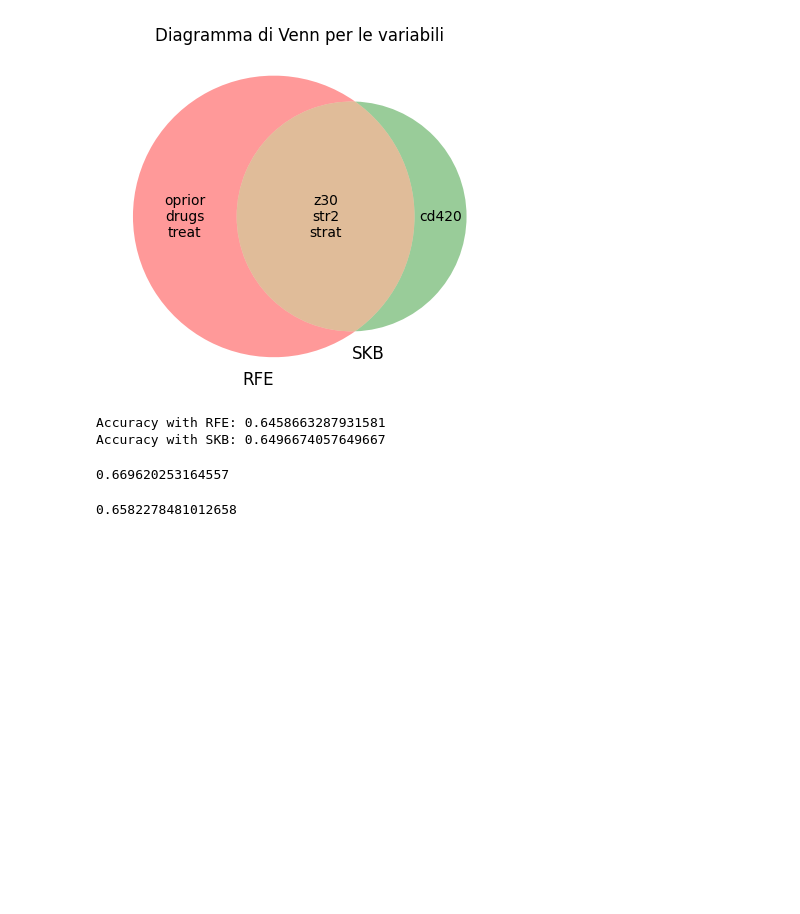
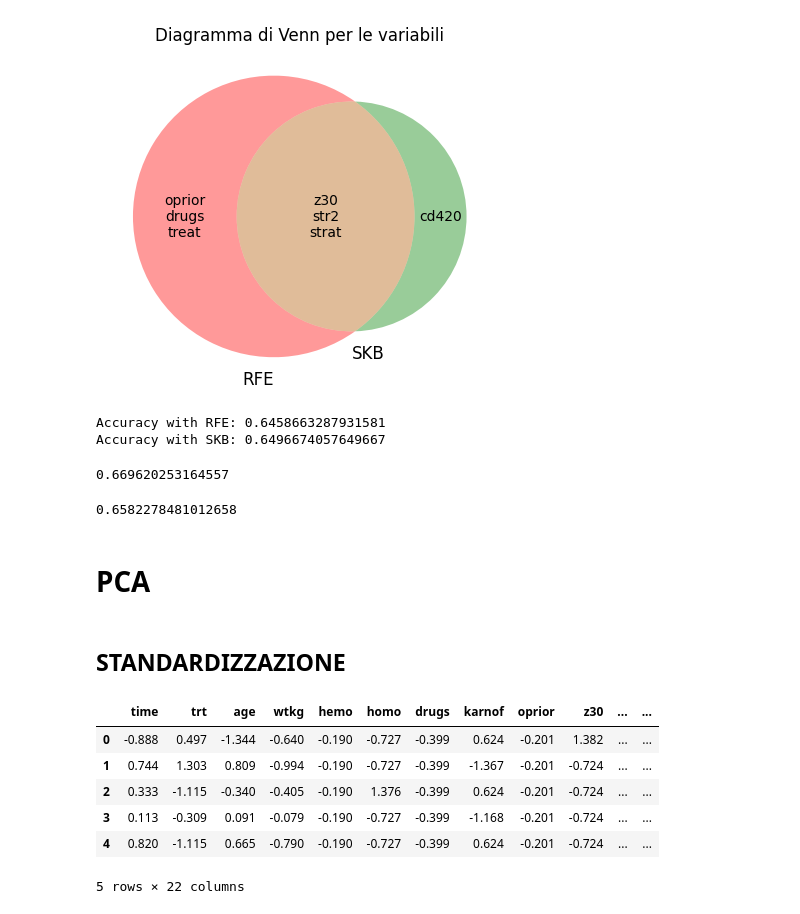
Before and after one commit to LucaTomei93/AIDS_VirusInfectionPrediction, a Jupyter notebook: main.ipynb, the cells around one changed output. Saved outputs shown, nothing was run; the diff lists cells and outputs as text; code cells hidden in the pictures; blank space fills up the shorter version.

```diff
--- a/main.ipynb
+++ b/main.ipynb
@@ -433,3 +437,26 @@ model, accuracy = rfe_logistic_regression(X_test, y_test)
 print(accuracy)
 # %% [output]
 0.6582278481012658
+# %% [markdown]
+# PCA
+# %% [markdown]
+## STANDARDIZZAZIONE
+# %%
+# Select numerical columns
+X_train_num = X_train.select_dtypes(include=[np.number])
+
+# Standardize the data ----> Very impo for PCA!
+scaler = StandardScaler()
+
+# Standardize the data
+df_standardized = scaler.fit_transform(X_train_num)
+df_standardized = pd.DataFrame(df_standardized, columns=X_train_num.columns)
+df_standardized.head()
+# %% [output]
+|  | time | trt | age | wtkg | hemo | homo | drugs | karnof | oprior | z30 | ... | ... |
+| 0 | -0.888 | 0.497 | -1.344 | -0.640 | -0.190 | -0.727 | -0.399 | 0.624 | -0.201 | 1.382 | ... | ... |
+| 1 | 0.744 | 1.303 | 0.809 | -0.994 | -0.190 | -0.727 | -0.399 | -1.367 | -0.201 | -0.724 | ... | ... |
+| 2 | 0.333 | -1.115 | -0.340 | -0.405 | -0.190 | 1.376 | -0.399 | 0.624 | -0.201 | -0.724 | ... | ... |
+| 3 | 0.113 | -0.309 | 0.091 | -0.079 | -0.190 | -0.727 | -0.399 | -1.168 | -0.201 | -0.724 | ... | ... |
+| 4 | 0.820 | -1.115 | 0.665 | -0.790 | -0.190 | -0.727 | -0.399 | 0.624 | -0.201 | -0.724 | ... | ... |
+5 rows × 22 columns
```
Also changed, not shown: parts of 3 cells of this notebook, 1 other file.
